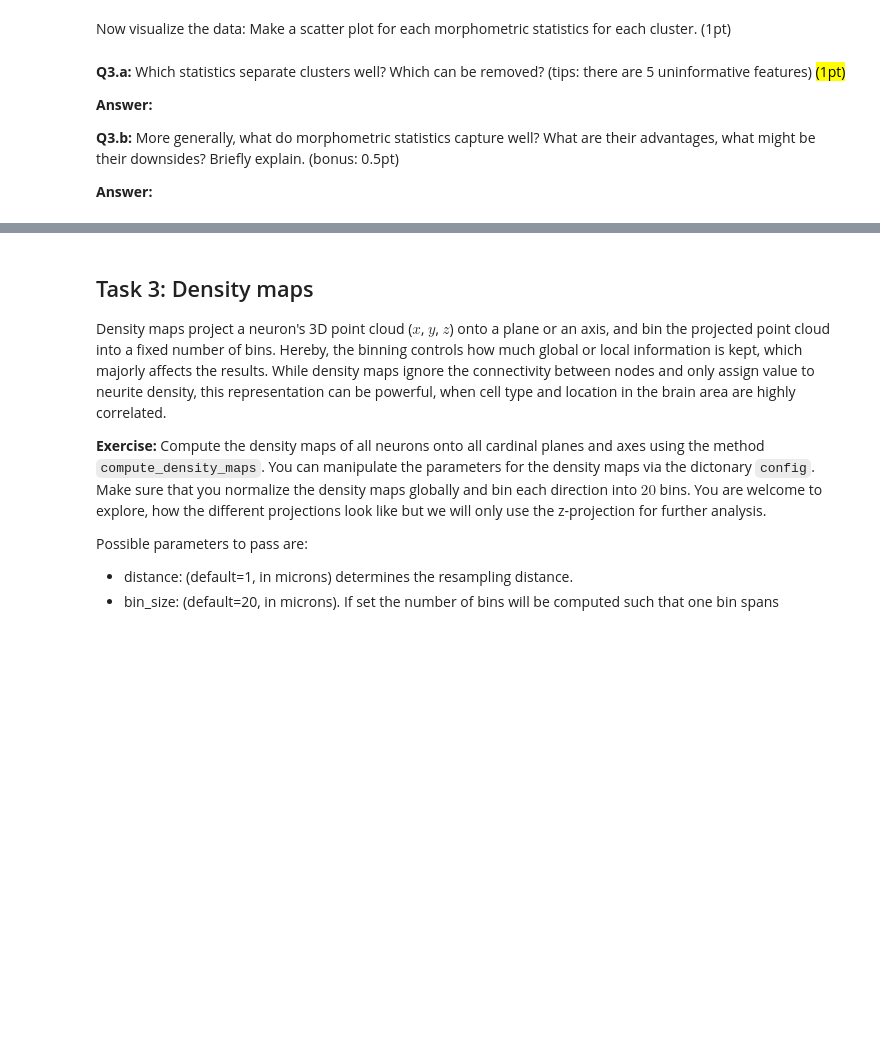
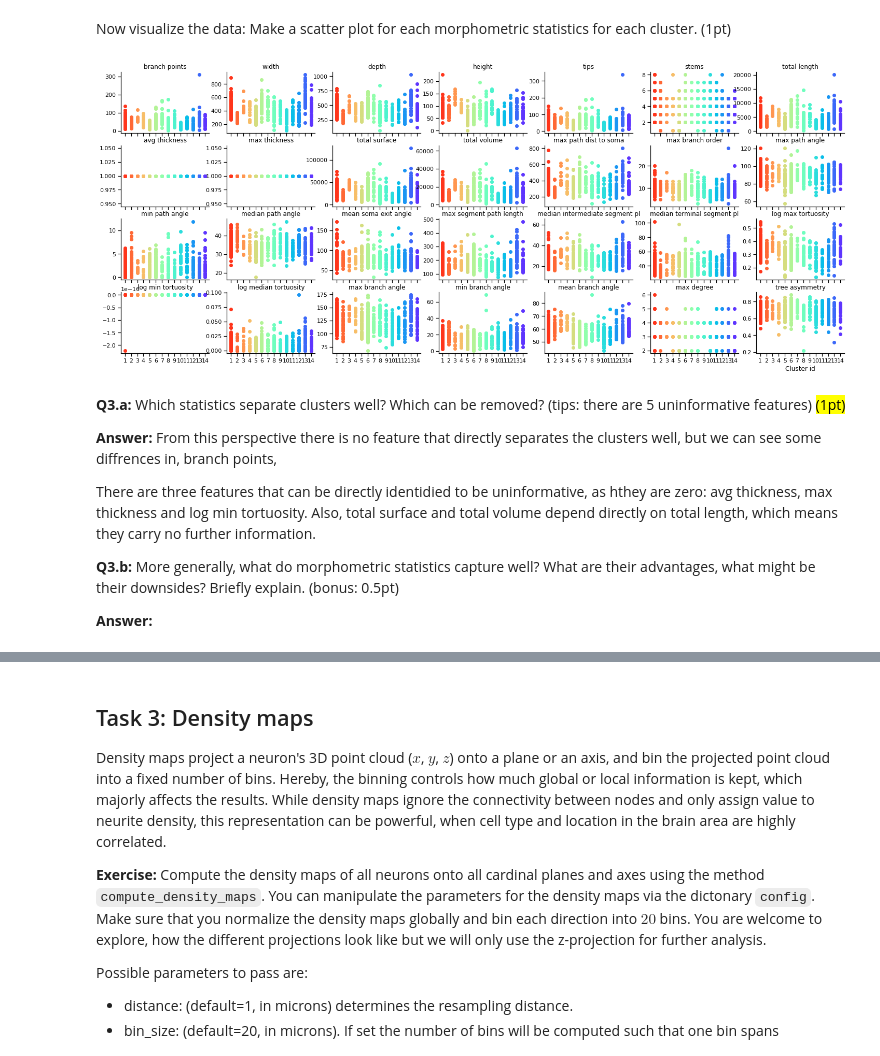
Before and after one commit to mdittschar/NDS, a Jupyter notebook: CodingLab10.ipynb, the cells around one changed output, grey strips where cells are left out. Drawn from its saved outputs; the diff is of its cells as text; code cells hidden in the pictures; blank space fills up the shorter version.

```diff
--- a/CodingLab10.ipynb
+++ b/CodingLab10.ipynb
@@ -184,2 +170,0 @@ ValueError: could not convert string to float: '2.6.3'
-# %%
-swc = load_swc_file(data_path+f)
@@ -233,11 +216,14 @@ from morphopy.computation.feature_presentation import compute_morphometric_stati
 # 1. extraction of morphometric statistics on entire data set (0.5 pts)
 # ---------------------------------------------------------------------
 
-ms_list =
-
+ms_list = []
+for n in neurons:
+    cms= compute_morphometric_statistics(n)
+    ms_list.append( cms)
 # -----------------------------------------------------------------------------------
 # 2. concatenate data into one pd.DataFrame and set the `Cell_nr`` as index (0.5 pts)
 # -----------------------------------------------------------------------------------
 
-morphometric_statistics =
+
+morphometric_statistics = pd.concat(ms_list).set_index(labels['Cell_nr'])
 morphometric_statistics.head()
@@ -246,32 +241,42 @@ Now visualize the data: Make a scatter plot for each morphometric statistics for
 # %%
 # visualize. Which are the most discriminative ones?
 
 features = morphometric_statistics.columns.values
 
 fig, axes = plt.subplots(4,7, figsize=(25,10), sharex = True)
 axes = axes.flatten()
 
 for k, feature in enumerate(features):
 
     for l in np.unique(labels['cluster']):
 
         label_index = (labels['cluster'] == l).values
 
         # insert your code here
 
         # ----------------------
         # finish the plot (1 pt)
         # ----------------------
+        x= [l]*sum(label_index)
+        y= morphometric_statistics[label_index][feature]
+        axes[k].scatter(x,y, c=[colors[l-1]])
 
     axes[k].set_title(feature.replace("_", " "))
 axes[-1].set_xticks(range(1,15))
 axes[-1].set_xlabel('Cluster id')
 sns.despine()
+# %% [output]
+[figure, added]
 # %% [markdown]
 **Q3.a:** Which statistics separate clusters well? Which can be removed? (tips: there are 5 uninformative features)  <mark>(1pt)</mark>
 
 **Answer:**
+From this perspective there is no feature that directly separates the clusters well, but we can see some diffrences in, branch points,
+
+There are three features that can be directly identidied to be uninformative, as hthey are zero: avg thickness, max thickness and log min tortuosity. Also, total surface and total volume depend directly on total length, which means they carry no further information.
+
 
 **Q3.b:** More generally, what do morphometric statistics capture well? What are their advantages, what might be their downsides? Briefly explain. (bonus: 0.5pt)
 
+
 **Answer:**
```
Also changed, not shown: parts of 17 cells of this notebook.
